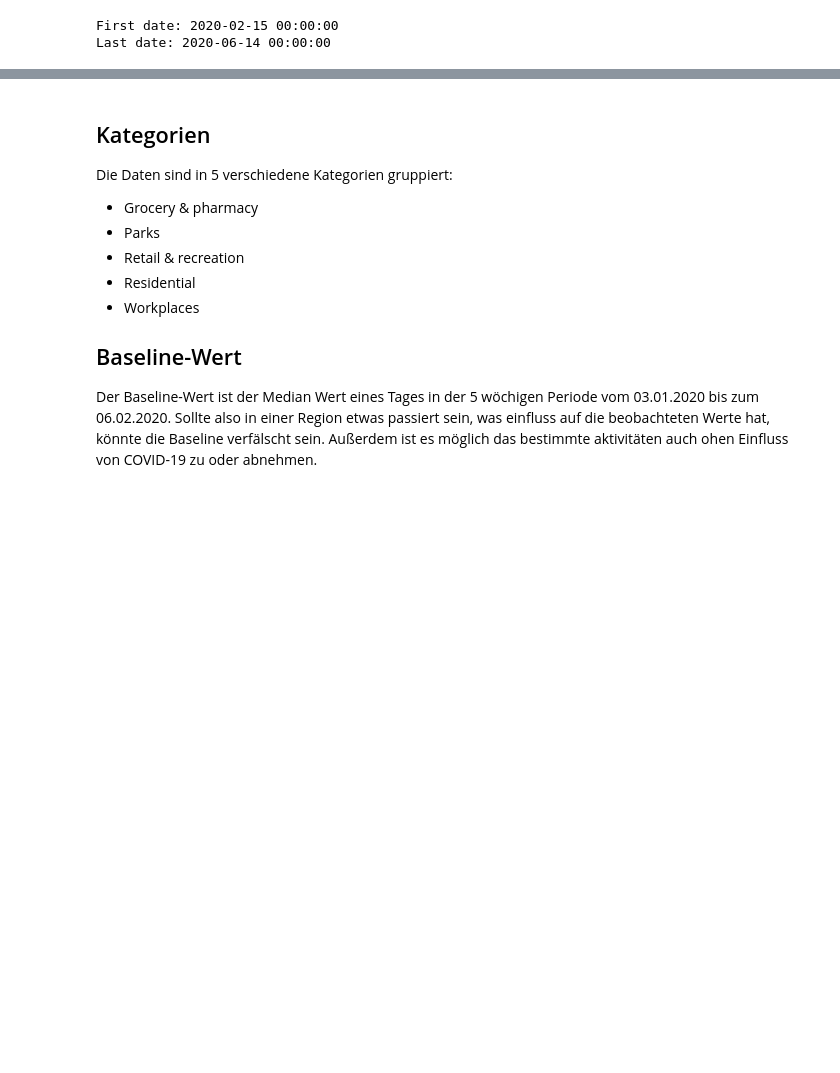
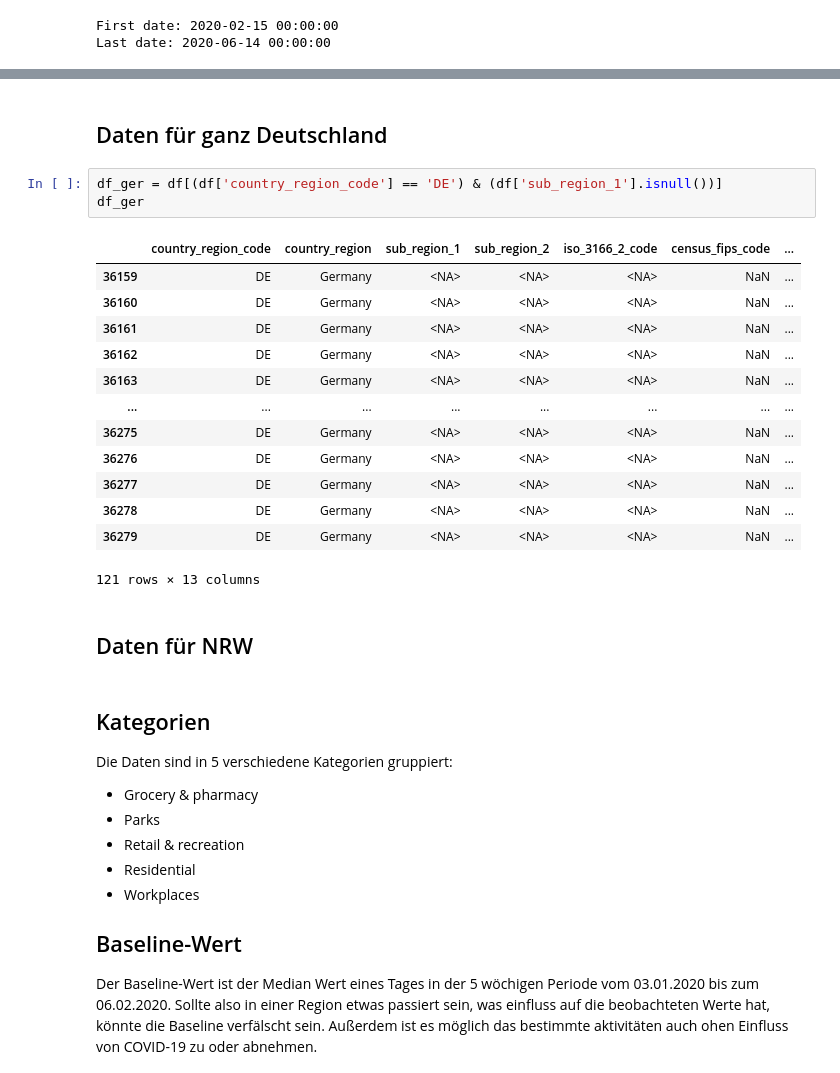
Before and after one commit to TimoTheus27/datenerhebung-public, a Jupyter notebook: GoogleMobilityReport.ipynb, the cells around one changed output, grey strips where cells are left out. Cells and saved outputs as stored; diff of their text form; blank space fills up the shorter version.

```diff
--- a/GoogleMobilityReport.ipynb
+++ b/GoogleMobilityReport.ipynb
@@ -58,3 +58,24 @@ memory usage: 54.3+ MB
+# %% [markdown]
+## Daten für ganz Deutschland
+# %%
+df_ger = df[(df['country_region_code'] == 'DE') & (df['sub_region_1'].isnull())]
+df_ger
+# %% [output]
+|  | country_region_code | country_region | sub_region_1 | sub_region_2 | iso_3166_2_code | census_fips_code | ... |
+| 36159 | DE | Germany | <NA> | <NA> | <NA> | NaN | ... |
+| 36160 | DE | Germany | <NA> | <NA> | <NA> | NaN | ... |
+| 36161 | DE | Germany | <NA> | <NA> | <NA> | NaN | ... |
+| 36162 | DE | Germany | <NA> | <NA> | <NA> | NaN | ... |
+| 36163 | DE | Germany | <NA> | <NA> | <NA> | NaN | ... |
+| ... | ... | ... | ... | ... | ... | ... | ... |
+| 36275 | DE | Germany | <NA> | <NA> | <NA> | NaN | ... |
+| 36276 | DE | Germany | <NA> | <NA> | <NA> | NaN | ... |
+| 36277 | DE | Germany | <NA> | <NA> | <NA> | NaN | ... |
+| 36278 | DE | Germany | <NA> | <NA> | <NA> | NaN | ... |
+| 36279 | DE | Germany | <NA> | <NA> | <NA> | NaN | ... |
+121 rows × 13 columns
+# %% [markdown]
+## Daten für NRW
 # %% [markdown]
 ## Kategorien
 Die Daten sind in 5 verschiedene Kategorien gruppiert:
```
Also changed, not shown: parts of 4 cells of this notebook.
